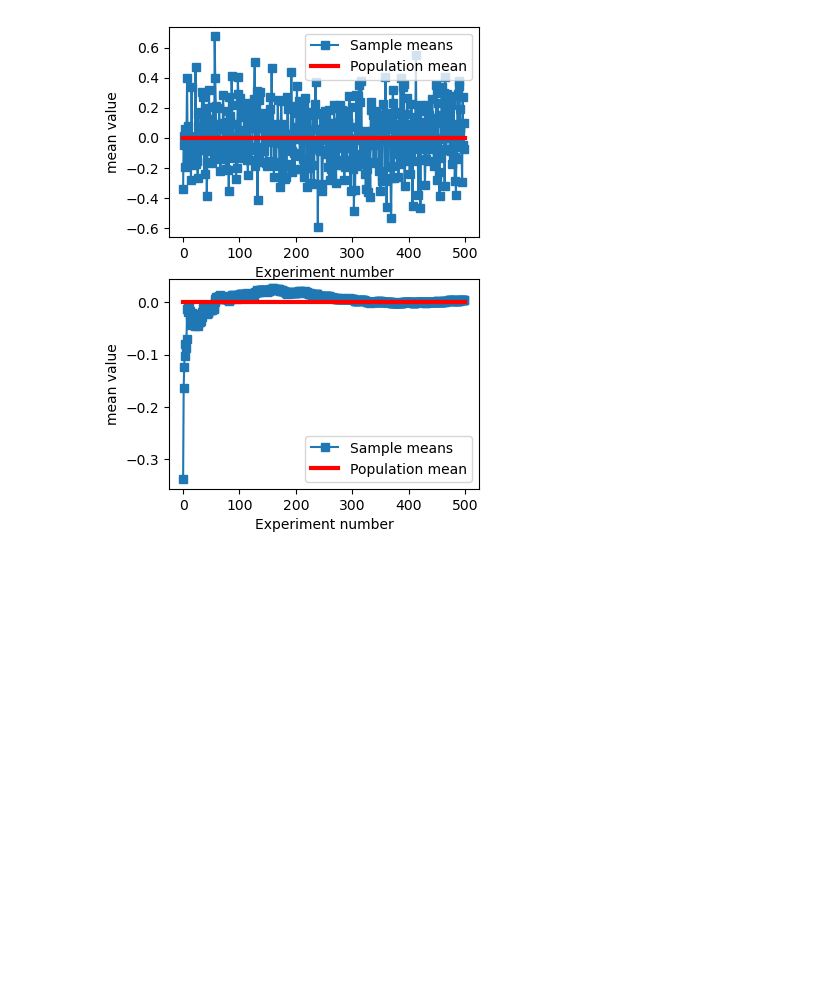
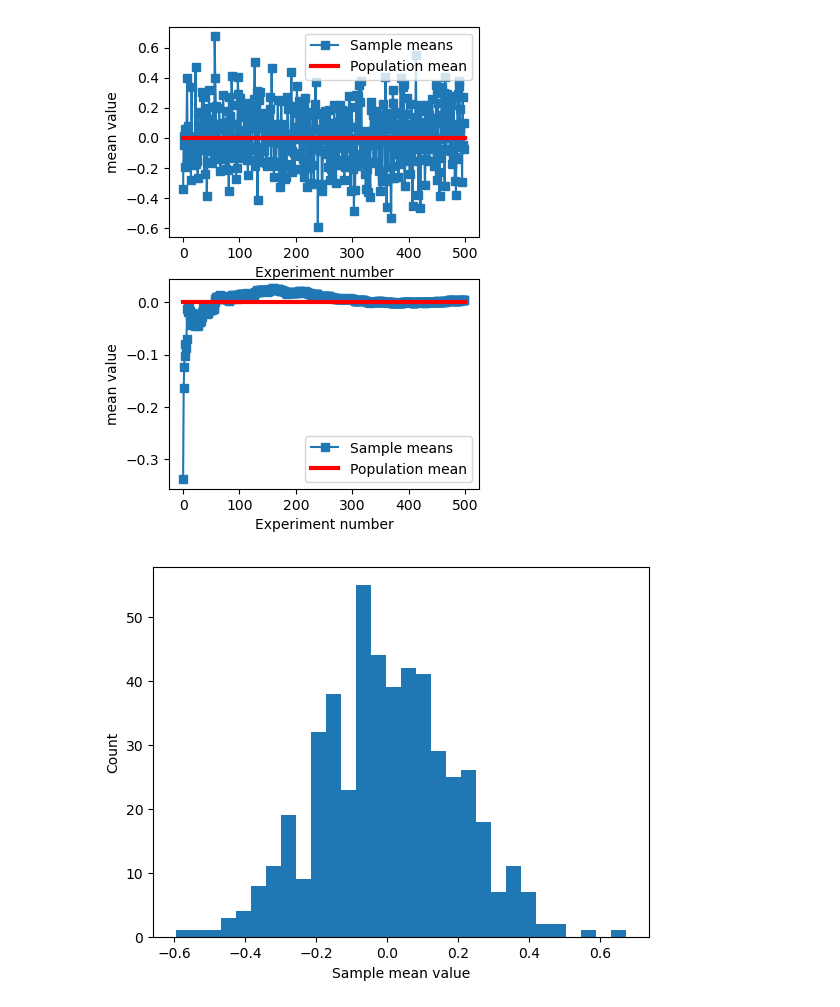
Before and after one commit to Raaqiv55/statistics-machine-learning, a Jupyter notebook: 8.probability theory/law-of-large-numbers.ipynb, the cells around one changed output. Drawn from its saved outputs; the diff is of its cells as text; code cells hidden in the pictures; blank space fills up the shorter version.

```diff
--- a/8.probability theory/law-of-large-numbers.ipynb
+++ b/8.probability theory/law-of-large-numbers.ipynb
@@ -86,0 +85,7 @@ plt.hist(samplemeans,)
+# %%
+plt.hist(samplemeans,30)
+plt.xlabel('Sample mean value')
+plt.ylabel('Count')
+plt.show()
+# %% [output]
+[figure, added]
```
Also changed, not shown: parts of 1 cell of this notebook, 1 other file.
